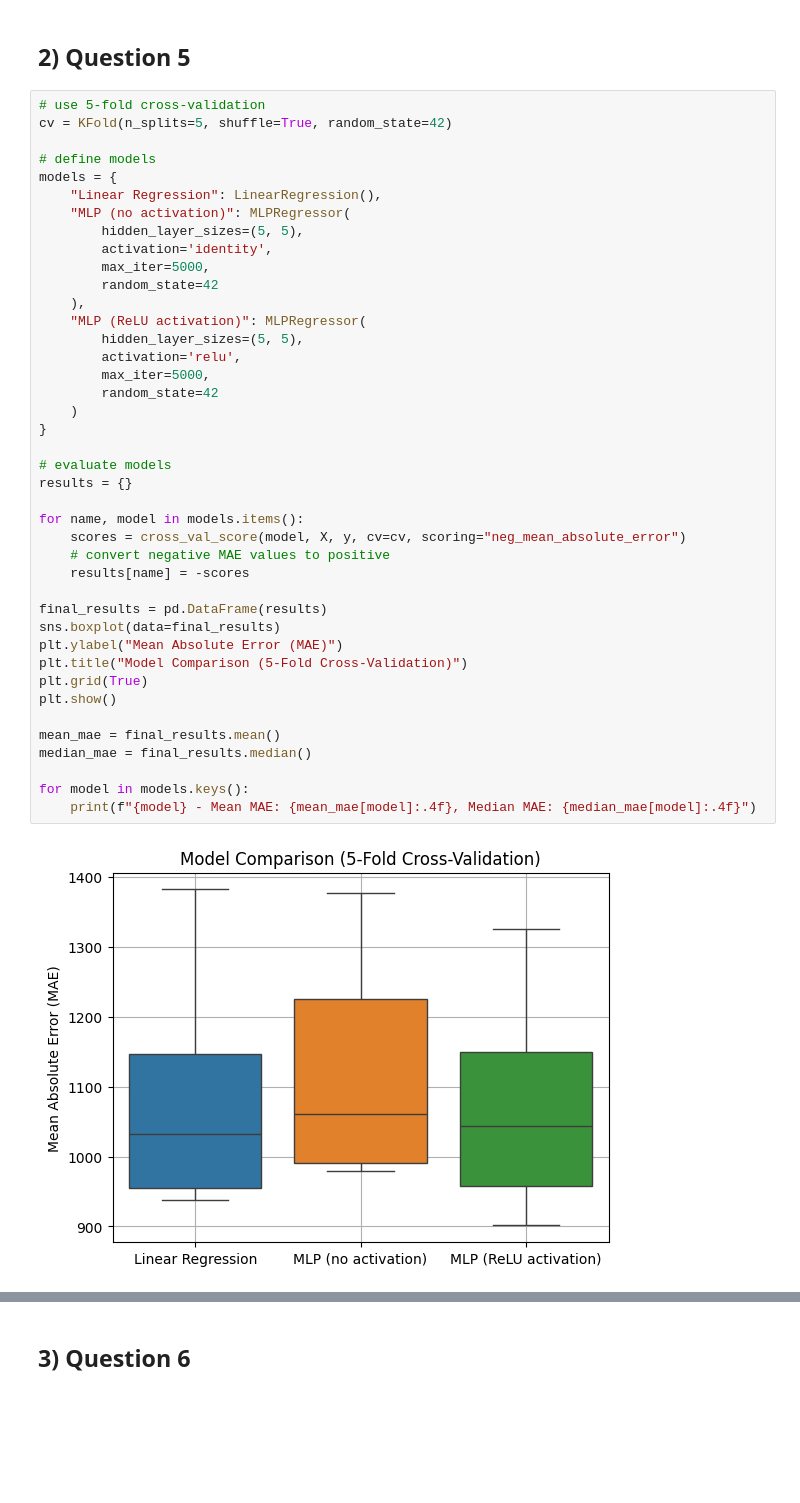
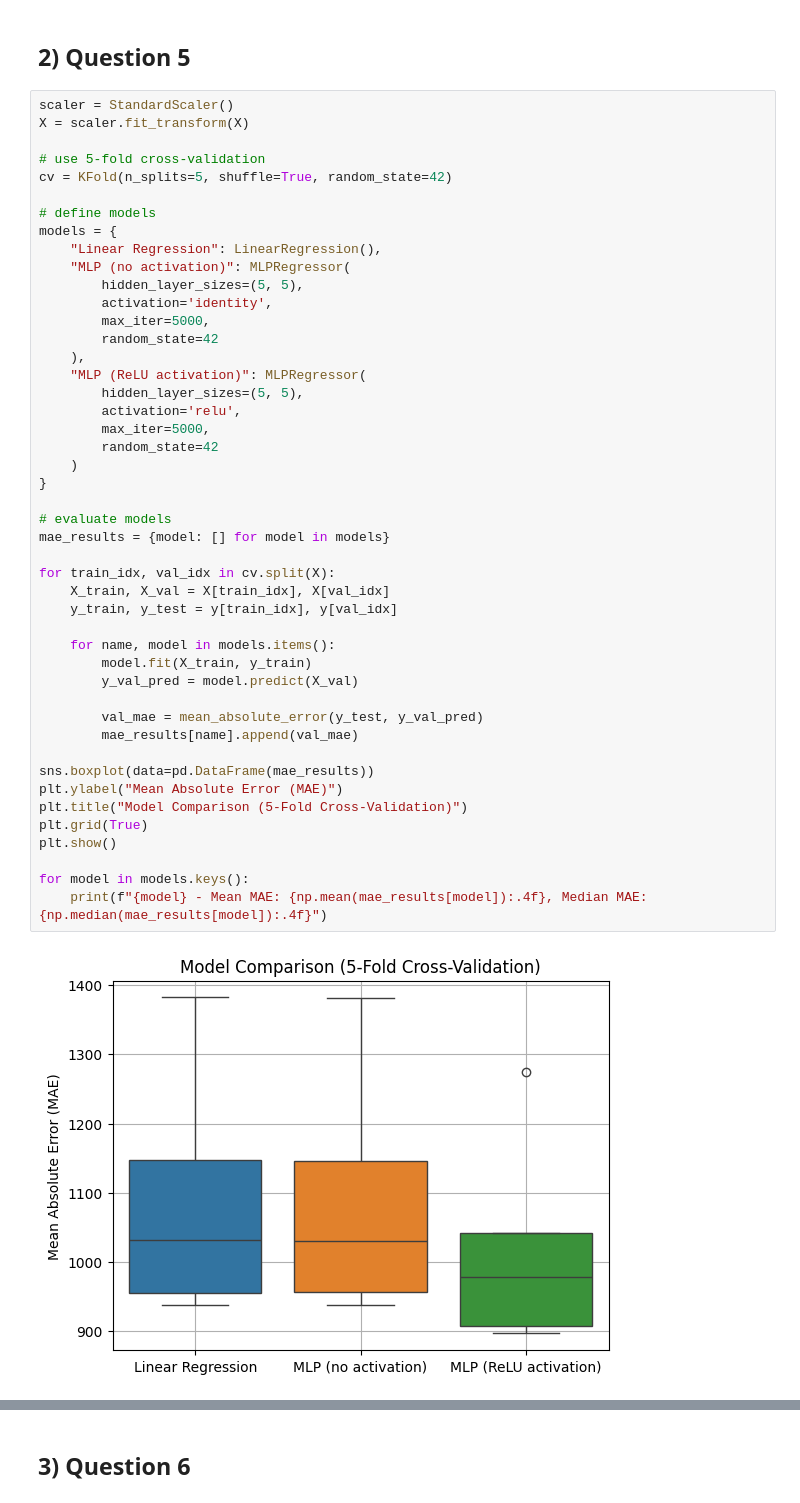
Before and after one commit to robot-mazeee/Machine-Learning-Project, a Jupyter notebook: Homework3/G001_notebook.ipynb, the cells around one changed output, grey strips where cells are left out. Saved outputs shown, nothing was run; the diff lists cells and outputs as text; blank space fills up the shorter version.

```diff
--- a/Homework3/G001_notebook.ipynb
+++ b/Homework3/G001_notebook.ipynb
@@ -79,46 +80,51 @@ df
 # %% [markdown]
 ## 2) Question 5
 # %%
+scaler = StandardScaler()
+X = scaler.fit_transform(X)
+
 # use 5-fold cross-validation
 cv = KFold(n_splits=5, shuffle=True, random_state=42)
 
 # define models
 models = {
     "Linear Regression": LinearRegression(),
     "MLP (no activation)": MLPRegressor(
         hidden_layer_sizes=(5, 5),
         activation='identity',
         max_iter=5000,
         random_state=42
     ),
     "MLP (ReLU activation)": MLPRegressor(
         hidden_layer_sizes=(5, 5),
         activation='relu',
         max_iter=5000,
         random_state=42
     )
 }
 
 # evaluate models
-results = {}
+mae_results = {model: [] for model in models}
 
-for name, model in models.items():
-    scores = cross_val_score(model, X, y, cv=cv, scoring="neg_mean_absolute_error")
-    # convert negative MAE values to positive
-    results[name] = -scores
+for train_idx, val_idx in cv.split(X):
+    X_train, X_val = X[train_idx], X[val_idx]
+    y_train, y_test = y[train_idx], y[val_idx]
 
-final_results = pd.DataFrame(results)
-sns.boxplot(data=final_results)
+    for name, model in models.items():
+        model.fit(X_train, y_train)
+        y_val_pred = model.predict(X_val)
+
+        val_mae = mean_absolute_error(y_test, y_val_pred)
+        mae_results[name].append(val_mae)
+
+sns.boxplot(data=pd.DataFrame(mae_results))
 plt.ylabel("Mean Absolute Error (MAE)")
 plt.title("Model Comparison (5-Fold Cross-Validation)")
 plt.grid(True)
 plt.show()
 
-mean_mae = final_results.mean()
-median_mae = final_results.median()
-
 for model in models.keys():
-    print(f"{model} - Mean MAE: {mean_mae[model]:.4f}, Median MAE: {median_mae[model]:.4f}")
+    print(f"{model} - Mean MAE: {np.mean(mae_results[model]):.4f}, Median MAE: {np.median(mae_results[model]):.4f}")
 # %% [output]
-[figure, old version]
+[figure, new version]
 Linear Regression - Mean MAE: 1090.8010, Median MAE: 1032.3305
```
Also changed, not shown: parts of 4 cells of this notebook, 1 other file.
